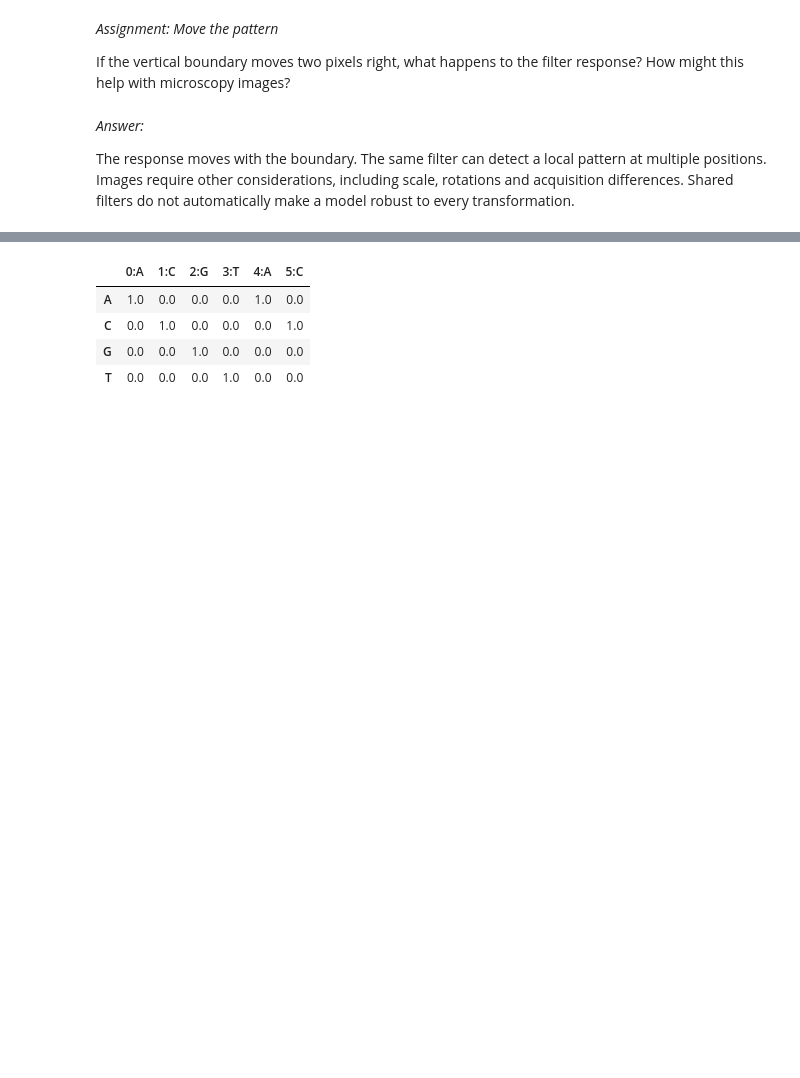
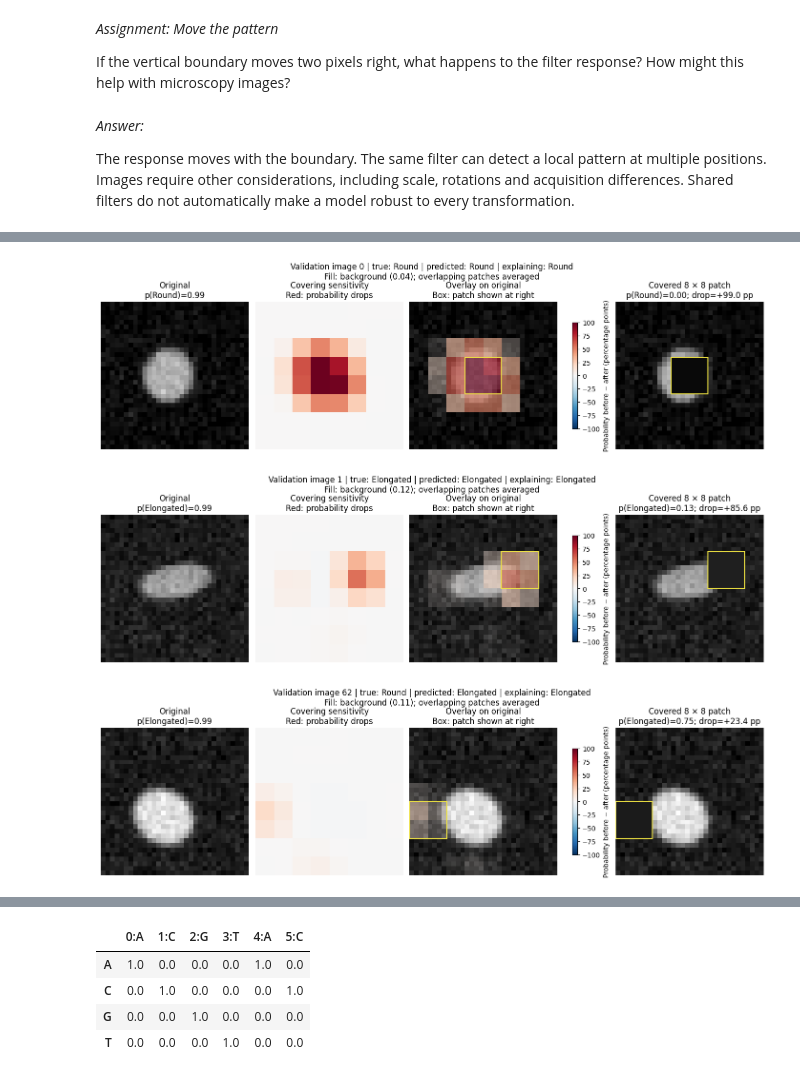
Before and after one commit to hramdasan/elixir_summerschool_26, a Jupyter notebook: answers/3-convolutional-neural-networks.ipynb, the cells around one changed output, grey strips where cells are left out. Drawn from its saved outputs; the diff is of its cells as text; code cells hidden in the pictures; blank space fills up the shorter version.

```diff
--- a/answers/3-convolutional-neural-networks.ipynb
+++ b/answers/3-convolutional-neural-networks.ipynb
@@ -47,0 +414,16 @@ The response moves with the boundary. The same filter can detect a local pattern
+# %%
+# First example of each shape; also inspect a mistake if one exists.
+overlay_examples = [int(np.flatnonzero(image_y_val == label)[0]) for label in (0, 1)]
+overlay_val_probability = probabilities(image_model, image_x_val)
+overlay_errors = np.flatnonzero((overlay_val_probability >= 0.5) != image_y_val)
+if len(overlay_errors):
+    overlay_examples.append(int(overlay_errors[0]))
+for example_index in dict.fromkeys(overlay_examples):
+    plot_occlusion(index=example_index, patch_size=8)
+
+# Without widgets, edit a call such as:
+# plot_occlusion(index=0, patch_size=4, target=1, opacity=0.65, fill="background")
+# %% [output]
+[figure, added]
+[figure, added]
+[figure, added]
```
Also changed, not shown: parts of 36 cells of this notebook, 2 other files.
